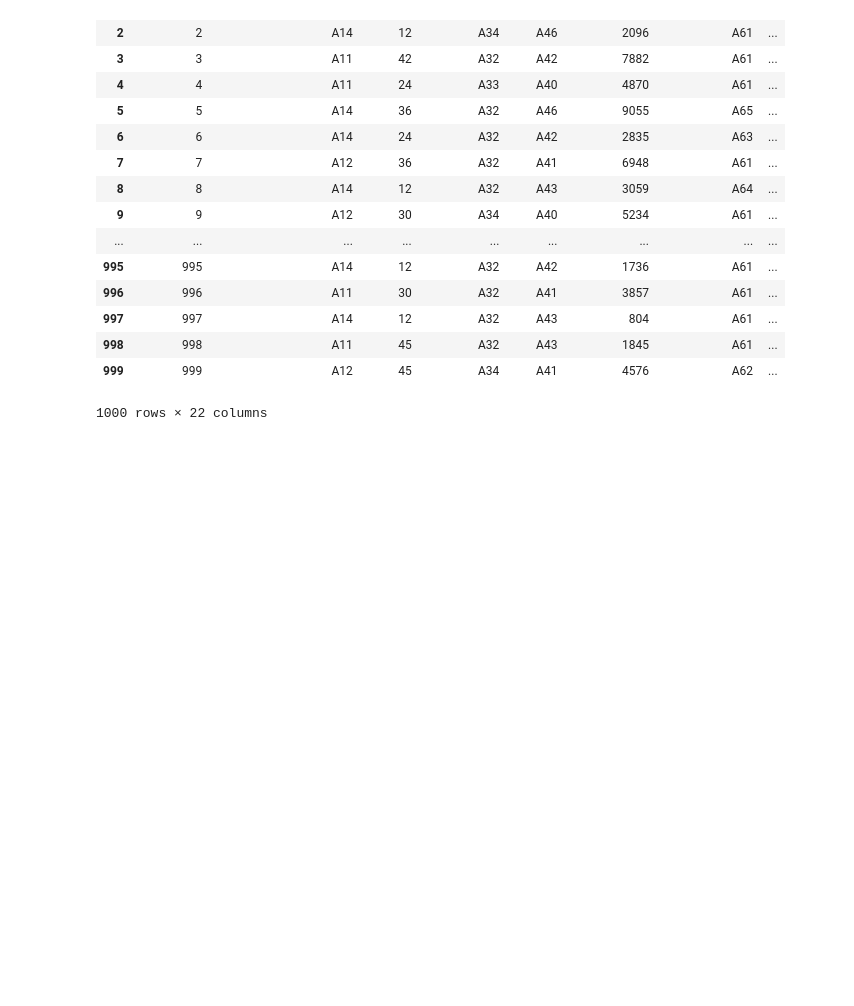
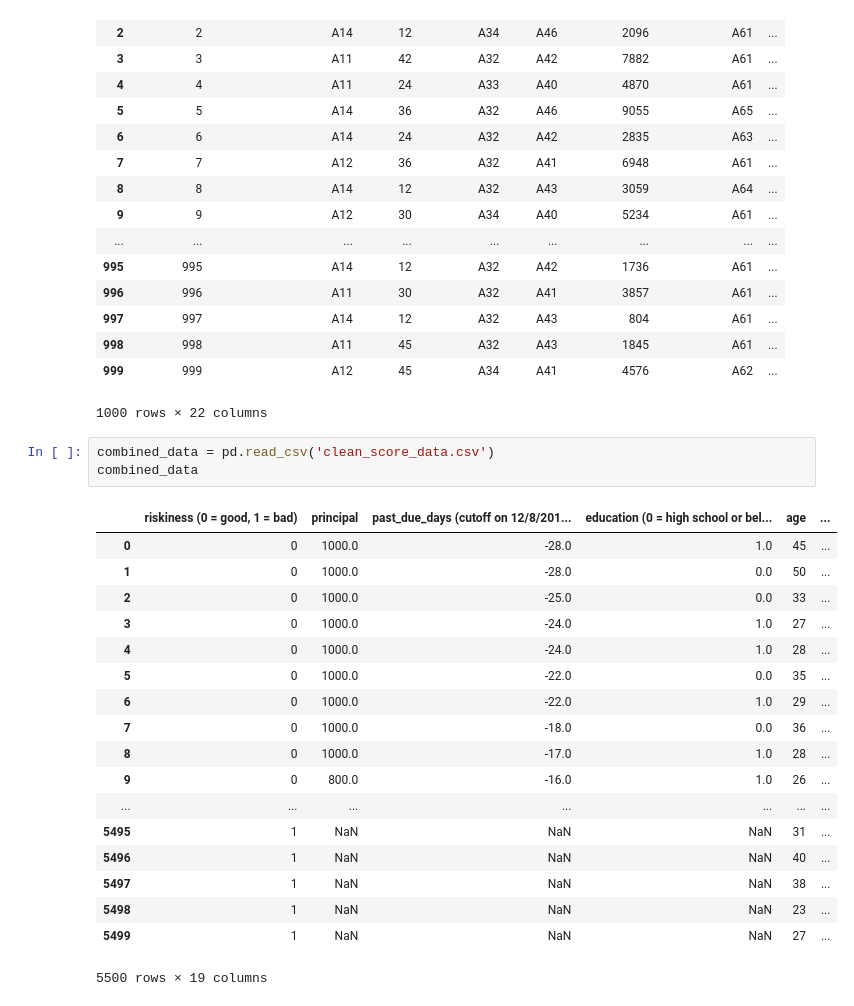
Before and after one commit to rjchee/Score, a Jupyter notebook: loan_data.ipynb, the cells around one changed output. Saved outputs shown, nothing was run; the diff lists cells and outputs as text; blank space fills up the shorter version.

```diff
--- a/loan_data.ipynb
+++ b/loan_data.ipynb
@@ -67,3 +73,25 @@ data3
 | 998 | 998 | A11 | 45 | A32 | A43 | 1845 | A61 | ... |
 | 999 | 999 | A12 | 45 | A34 | A41 | 4576 | A62 | ... |
 1000 rows × 22 columns
+# %%
+combined_data = pd.read_csv('clean_score_data.csv')
+combined_data
+# %% [output]
+|  | riskiness (0 = good, 1 = bad) | principal | past_due_days (cutoff on 12/8/201... | education (0 = high school or bel... | age | ... |
+| 0 | 0 | 1000.0 | -28.0 | 1.0 | 45 | ... |
+| 1 | 0 | 1000.0 | -28.0 | 0.0 | 50 | ... |
+| 2 | 0 | 1000.0 | -25.0 | 0.0 | 33 | ... |
+| 3 | 0 | 1000.0 | -24.0 | 1.0 | 27 | ... |
+| 4 | 0 | 1000.0 | -24.0 | 1.0 | 28 | ... |
+| 5 | 0 | 1000.0 | -22.0 | 0.0 | 35 | ... |
+| 6 | 0 | 1000.0 | -22.0 | 1.0 | 29 | ... |
+| 7 | 0 | 1000.0 | -18.0 | 0.0 | 36 | ... |
+| 8 | 0 | 1000.0 | -17.0 | 1.0 | 28 | ... |
+| 9 | 0 | 800.0 | -16.0 | 1.0 | 26 | ... |
+| ... | ... | ... | ... | ... | ... | ... |
+| 5495 | 1 | NaN | NaN | NaN | 31 | ... |
+| 5496 | 1 | NaN | NaN | NaN | 40 | ... |
+| 5497 | 1 | NaN | NaN | NaN | 38 | ... |
+| 5498 | 1 | NaN | NaN | NaN | 23 | ... |
+| 5499 | 1 | NaN | NaN | NaN | 27 | ... |
+5500 rows × 19 columns
```
Also changed, not shown: parts of 18 cells of this notebook, 5 other files.
